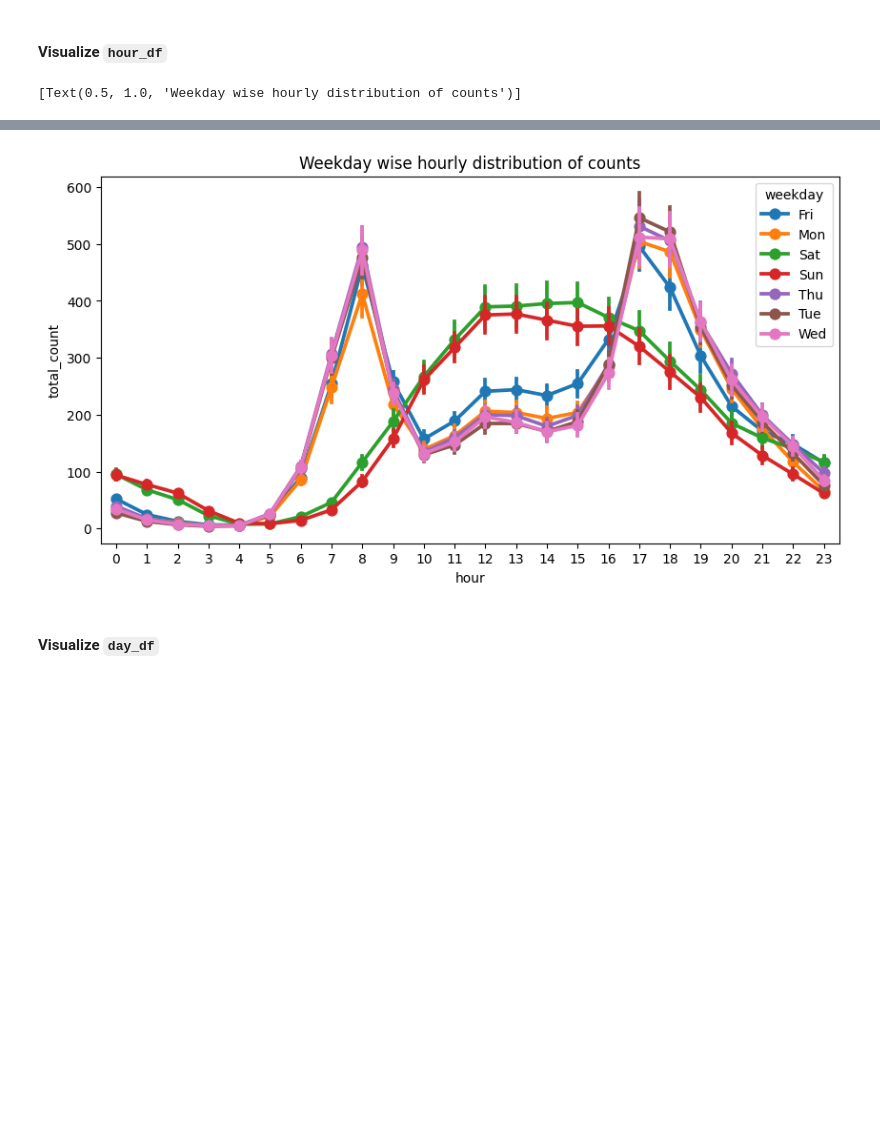
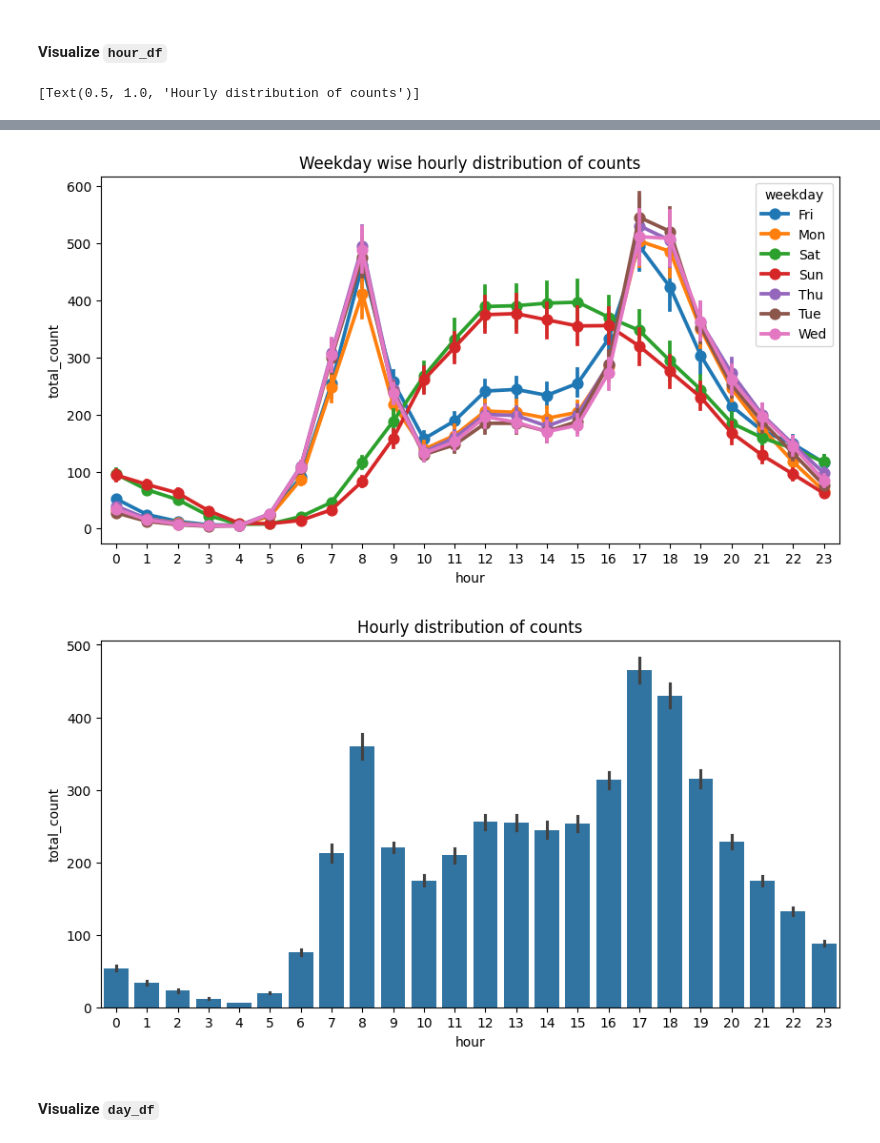
Before and after one commit to michael2002porto/Analyze-Bike-Sharing-Dataset, a Jupyter notebook: notebook.ipynb, the cells around one changed output, grey strips where cells are left out. Cells and saved outputs as stored; diff of their text form; code cells hidden in the pictures; blank space fills up the shorter version.

```diff
--- a/notebook.ipynb
+++ b/notebook.ipynb
@@ -657,29 +657,38 @@ hour_df[["temp","atemp","humidity","windspeed","casual","registered","total_coun
 # %%
 ### `hour_df`
 # visualizing hourly ridership counts across the seasons
 fig,ax = plt.subplots()
 sns.pointplot(
     data=hour_df[['hour','total_count','season']],
     x='hour',
     y='total_count',
     hue='season',
     ax=ax
 )
 ax.set(title="Season wise hourly distribution of counts")
 
 fig,ax = plt.subplots(figsize=(10, 5))
 sns.pointplot(
     data=hour_df[['hour','total_count','weekday']],
     x='hour',
     y='total_count',
     hue='weekday',
     ax=ax
 )
 ax.set(title="Weekday wise hourly distribution of counts")
+
+fig,ax = plt.subplots(figsize=(10, 5))
+sns.barplot(
+    data=hour_df[['hour','total_count']],
+    x="hour",
+    y="total_count"
+)
+ax.set(title="Hourly distribution of counts")
 # %% [output]
-[Text(0.5, 1.0, 'Weekday wise hourly distribution of counts')]
+[Text(0.5, 1.0, 'Hourly distribution of counts')]
 [figure]
 [figure]
+[figure, added]
 # %% [markdown]
 #### Visualize `day_df`
 # %%
```
Also changed, not shown: parts of 9 cells of this notebook, 3 other files.
